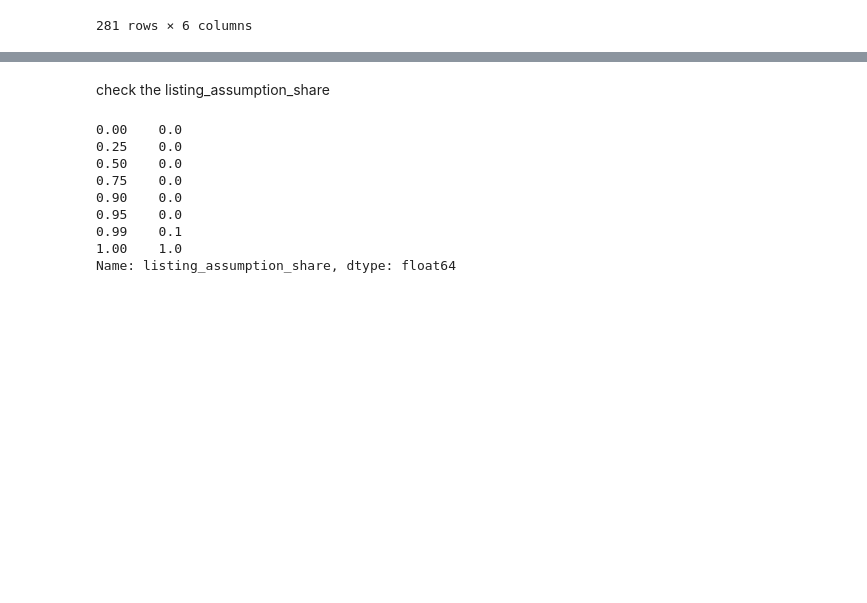
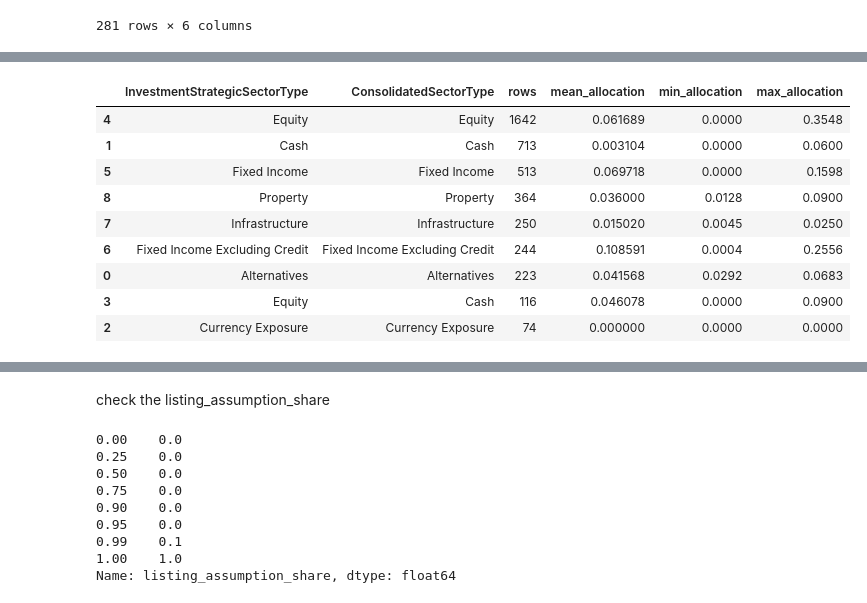
Before and after one commit to terra9/superannuation-performance-early-warning, a Jupyter notebook: notebooks/apra_data_audit.ipynb, the cells around one changed output, grey strips where cells are left out. Saved outputs shown, nothing was run; the diff lists cells and outputs as text; code cells hidden in the pictures; blank space fills up the shorter version.

```diff
--- a/notebooks/apra_data_audit.ipynb
+++ b/notebooks/apra_data_audit.ipynb
@@ -6375,0 +6662,48 @@ option_period_growth.loc[
+# %%
+# check sectors exist in these low values
+low_growth_sector_summary = (
+    low_growth_all_rows
+    .groupby(
+        [
+            "InvestmentStrategicSectorType",
+            "ConsolidatedSectorType"
+        ],
+        dropna=False
+    )
+    .agg(
+        rows=(
+            "InvestmentBenchmarkAllocationPercent",
+            "size"
+        ),
+        mean_allocation=(
+            "InvestmentBenchmarkAllocationPercent",
+            "mean"
+        ),
+        min_allocation=(
+            "InvestmentBenchmarkAllocationPercent",
+            "min"
+        ),
+        max_allocation=(
+            "InvestmentBenchmarkAllocationPercent",
+            "max"
+        )
+    )
+    .reset_index()
+    .sort_values(
+        "rows",
+        ascending=False
+    )
+)
+
+low_growth_sector_summary
+# %% [output]
+|  | InvestmentStrategicSectorType | ConsolidatedSectorType | rows | mean_allocation | min_allocation | max_allocation |
+| 4 | Equity | Equity | 1642 | 0.061689 | 0.0000 | 0.3548 |
+| 1 | Cash | Cash | 713 | 0.003104 | 0.0000 | 0.0600 |
+| 5 | Fixed Income | Fixed Income | 513 | 0.069718 | 0.0000 | 0.1598 |
+| 8 | Property | Property | 364 | 0.036000 | 0.0128 | 0.0900 |
+| 7 | Infrastructure | Infrastructure | 250 | 0.015020 | 0.0045 | 0.0250 |
+| 6 | Fixed Income Excluding Credit | Fixed Income Excluding Credit | 244 | 0.108591 | 0.0004 | 0.2556 |
+| 0 | Alternatives | Alternatives | 223 | 0.041568 | 0.0292 | 0.0683 |
+| 3 | Equity | Cash | 116 | 0.046078 | 0.0000 | 0.0900 |
+| 2 | Currency Exposure | Currency Exposure | 74 | 0.000000 | 0.0000 | 0.0000 |
```
Also changed, not shown: parts of 35 cells of this notebook.
